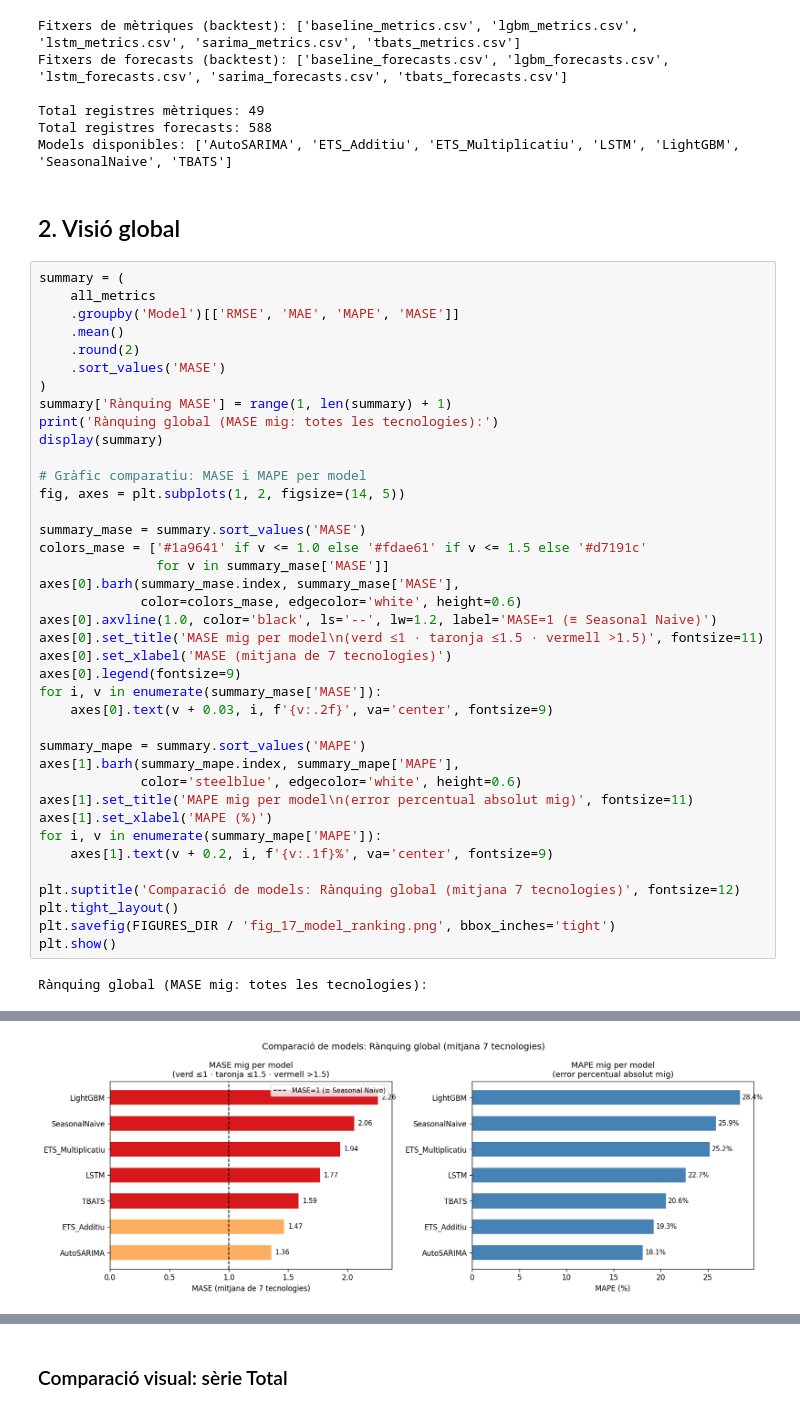
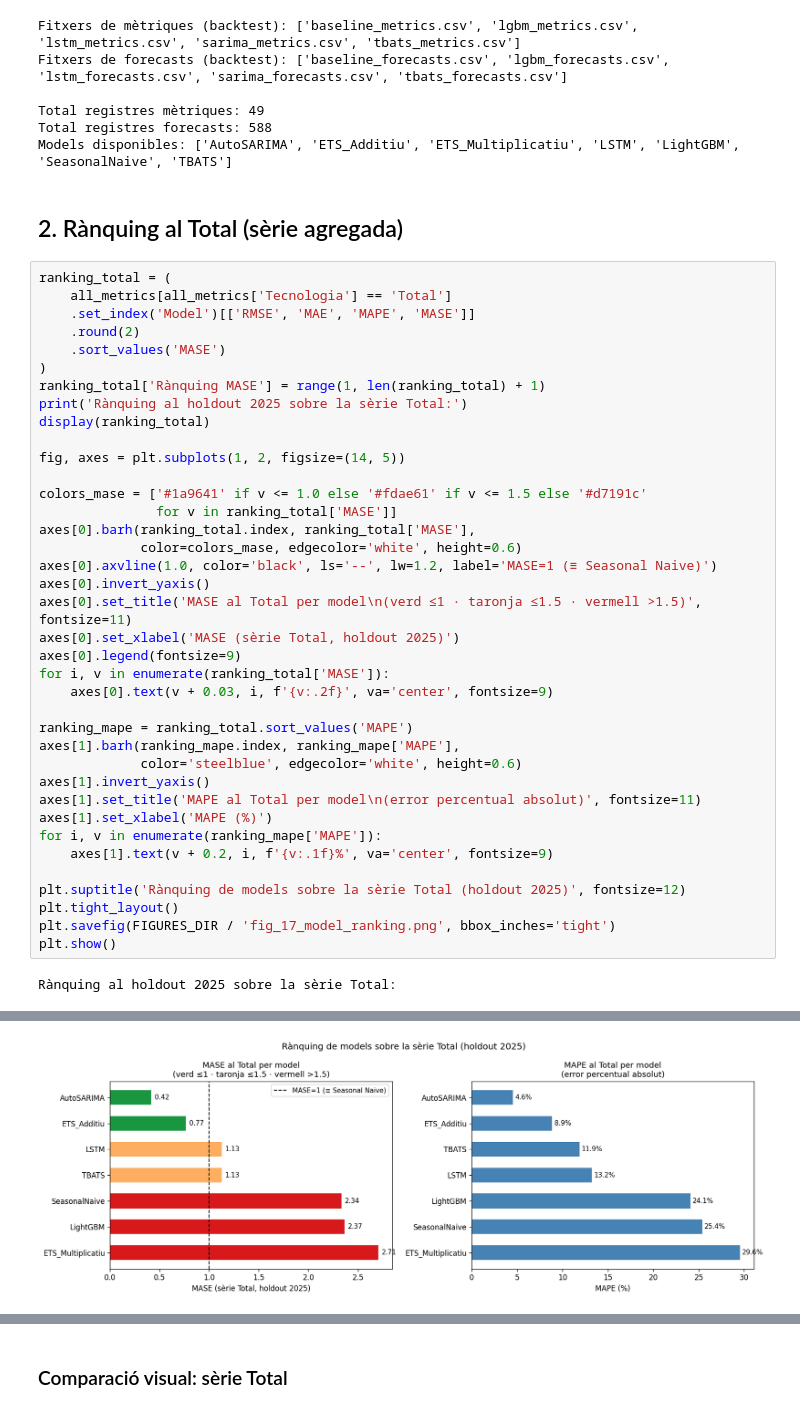
Before and after one commit to C0SBEL/projecte-forecasting, a Jupyter notebook: notebooks/evaluation.ipynb, the cells around one changed output, grey strips where cells are left out. Saved outputs shown, nothing was run; the diff lists cells and outputs as text.

```diff
--- a/notebooks/evaluation.ipynb
+++ b/notebooks/evaluation.ipynb
@@ -51,47 +51,46 @@ Total registres mètriques: 49
 Total registres forecasts: 588
 Models disponibles: ['AutoSARIMA', 'ETS_Additiu', 'ETS_Multiplicatiu', 'LSTM', 'LightGBM', 'SeasonalNaive', 'TBATS']
 # %% [markdown]
-## 2. Visió global
+## 2. Rànquing al Total (sèrie agregada)
 # %%
-summary = (
-    all_metrics
-    .groupby('Model')[['RMSE', 'MAE', 'MAPE', 'MASE']]
-    .mean()
+ranking_total = (
+    all_metrics[all_metrics['Tecnologia'] == 'Total']
+    .set_index('Model')[['RMSE', 'MAE', 'MAPE', 'MASE']]
     .round(2)
     .sort_values('MASE')
 )
-summary['Rànquing MASE'] = range(1, len(summary) + 1)
-print('Rànquing global (MASE mig: totes les tecnologies):')
-display(summary)
+ranking_total['Rànquing MASE'] = range(1, len(ranking_total) + 1)
+print('Rànquing al holdout 2025 sobre la sèrie Total:')
+display(ranking_total)
 
-# Gràfic comparatiu: MASE i MAPE per model
 fig, axes = plt.subplots(1, 2, figsize=(14, 5))
 
-summary_mase = summary.sort_values('MASE')
 colors_mase = ['#1a9641' if v <= 1.0 else '#fdae61' if v <= 1.5 else '#d7191c'
-               for v in summary_mase['MASE']]
-axes[0].barh(summary_mase.index, summary_mase['MASE'],
+               for v in ranking_total['MASE']]
+axes[0].barh(ranking_total.index, ranking_total['MASE'],
              color=colors_mase, edgecolor='white', height=0.6)
 axes[0].axvline(1.0, color='black', ls='--', lw=1.2, label='MASE=1 (≡ Seasonal Naive)')
-axes[0].set_title('MASE mig per model\n(verd ≤1 · taronja ≤1.5 · vermell >1.5)', fontsize=11)
-axes[0].set_xlabel('MASE (mitjana de 7 tecnologies)')
+axes[0].invert_yaxis()
+axes[0].set_title('MASE al Total per model\n(verd ≤1 · taronja ≤1.5 · vermell >1.5)', fontsize=11)
+axes[0].set_xlabel('MASE (sèrie Total, holdout 2025)')
 axes[0].legend(fontsize=9)
-for i, v in enumerate(summary_mase['MASE']):
+for i, v in enumerate(ranking_total['MASE']):
     axes[0].text(v + 0.03, i, f'{v:.2f}', va='center', fontsize=9)
 
-summary_mape = summary.sort_values('MAPE')
-axes[1].barh(summary_mape.index, summary_mape['MAPE'],
+ranking_mape = ranking_total.sort_values('MAPE')
+axes[1].barh(ranking_mape.index, ranking_mape['MAPE'],
              color='steelblue', edgecolor='white', height=0.6)
-axes[1].set_title('MAPE mig per model\n(error percentual absolut mig)', fontsize=11)
+axes[1].invert_yaxis()
+axes[1].set_title('MAPE al Total per model\n(error percentual absolut)', fontsize=11)
 axes[1].set_xlabel('MAPE (%)')
-for i, v in enumerate(summary_mape['MAPE']):
+for i, v in enumerate(ranking_mape['MAPE']):
     axes[1].text(v + 0.2, i, f'{v:.1f}%', va='center', fontsize=9)
 
-plt.suptitle('Comparació de models: Rànquing global (mitjana 7 tecnologies)', fontsize=12)
+plt.suptitle('Rànquing de models sobre la sèrie Total (holdout 2025)', fontsize=12)
 plt.tight_layout()
 plt.savefig(FIGURES_DIR / 'fig_17_model_ranking.png', bbox_inches='tight')
 plt.show()
 # %% [output]
-Rànquing global (MASE mig: totes les tecnologies):
+Rànquing al holdout 2025 sobre la sèrie Total:
 |  | RMSE | MAE | MAPE | MASE | Rànquing MASE |
 | Model |  |  |  |  |  |
@@ -105,2 +104,2 @@ Rànquing global (MASE mig: totes les tecnologies):
-[figure, old version]
+[figure, new version]
 # %% [markdown]
```
Also changed, not shown: parts of 9 cells of this notebook, 5 other files.
